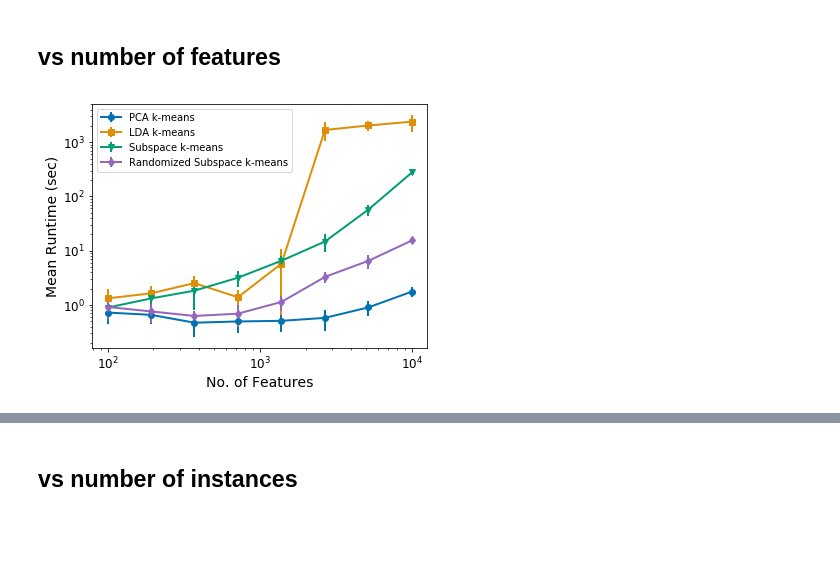
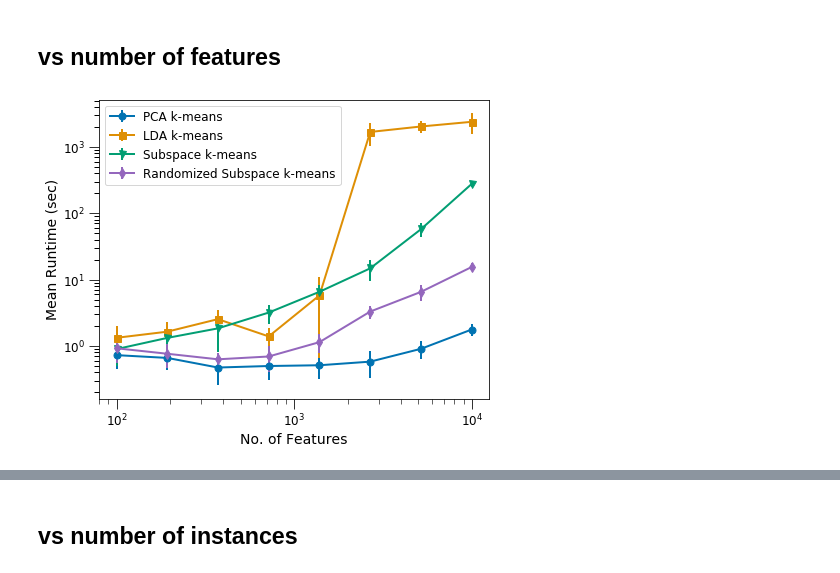
Before and after one commit to tvannoy/SubKMeans-randomized-SVD, a Jupyter notebook: Jupyter/visualizations.ipynb, the cells around one changed output, grey strips where cells are left out. Saved outputs shown, nothing was run; the diff lists cells and outputs as text; code cells hidden in the pictures; blank space fills up the shorter version.

Commit message:
plots for conference presentation

```diff
--- a/Jupyter/visualizations.ipynb
+++ b/Jupyter/visualizations.ipynb
@@ -333,17 +333,22 @@ df_rand = pd.read_csv('../Results/dim_results/dim_results_SubKmeansRand_01_34_30
 # %%
 matplotlib.rc('xtick', labelsize=12)
 matplotlib.rc('ytick', labelsize=12)
+matplotlib.rc('xtick.major', size=10)
+matplotlib.rc('xtick.minor', size=5)
+matplotlib.rc('ytick.major', size=10)
+matplotlib.rc('ytick.minor', size=5)
 cmap = matplotlib.cm.get_cmap('tab10')
-plt.figure(1, figsize=(6,4.5))
-plt.errorbar(df_pca['dim_size'], df_pca['mean_runtime'], yerr=df_pca['StDev'], linewidth=2, label='PCA k-means', marker='o')
-plt.errorbar(df_lda['dim_size'], df_lda['mean_runtime'], yerr=df_lda['StDev'], linewidth=2, label='LDA k-means', marker='s')
-plt.errorbar(df_sub['dim_size'], df_sub['mean_runtime'], yerr=df_sub['StDev'], linewidth=2, label='Subspace k-means', marker='v')
-plt.errorbar(df_rand['dim_size'], df_rand['mean_runtime'], yerr=df_rand['StDev'], linewidth=2, color=cmap(4), label='Randomized Subspace k-means', marker='d')
+plt.figure(1, figsize=(7,5.5))
+plt.errorbar(df_pca['dim_size'], df_pca['mean_runtime'], yerr=df_pca['StDev'], linewidth=2, label='PCA k-means', marker='o', ms=7)
+plt.errorbar(df_lda['dim_size'], df_lda['mean_runtime'], yerr=df_lda['StDev'], linewidth=2, label='LDA k-means', marker='s', ms=7)
+plt.errorbar(df_sub['dim_size'], df_sub['mean_runtime'], yerr=df_sub['StDev'], linewidth=2, label='Subspace k-means', marker='v', ms=7)
+plt.errorbar(df_rand['dim_size'], df_rand['mean_runtime'], yerr=df_rand['StDev'], linewidth=2, color=cmap(4), label='Randomized Subspace k-means', marker='d', ms=7)
 plt.xlabel('No. of Features', fontsize=14)
 plt.ylabel('Mean Runtime (sec)', fontsize=14)
 plt.yscale('log')
 plt.xscale('log')
-plt.legend()
-plt.savefig('../figures/Runtime_v_Dim.png', dpi=600, format='png')
+plt.legend(fontsize=12)
+plt.rcParams['svg.fonttype'] = 'none'
+plt.savefig('../figures/runtime_v_dim.svg', format='svg')
 # %% [output]
-[figure, old version]
+[figure, new version]
```
Also changed, not shown: parts of 8 cells of this notebook.
